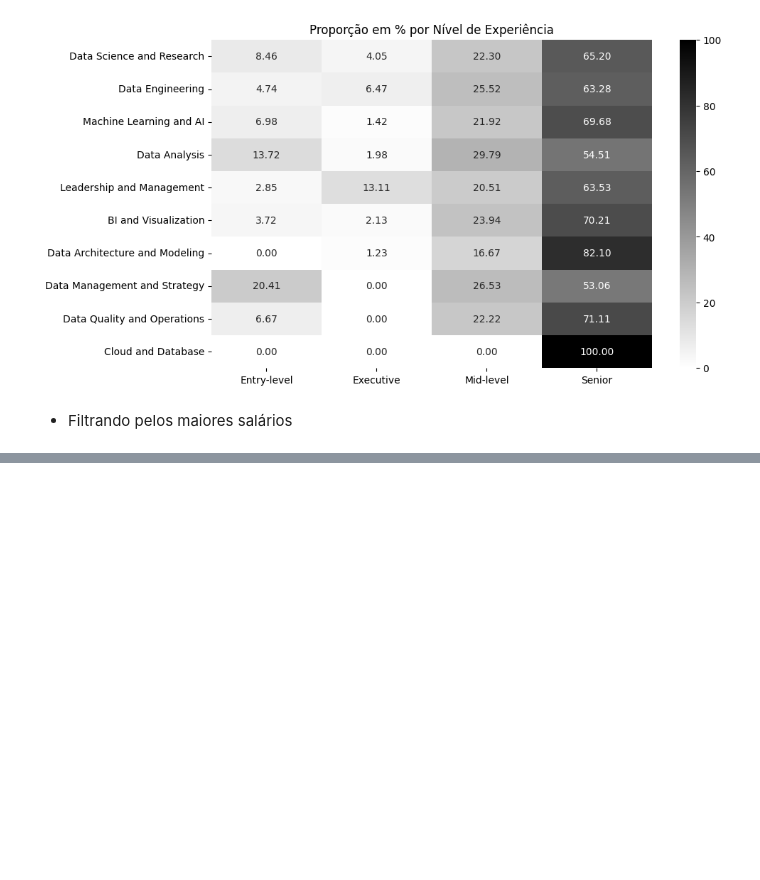
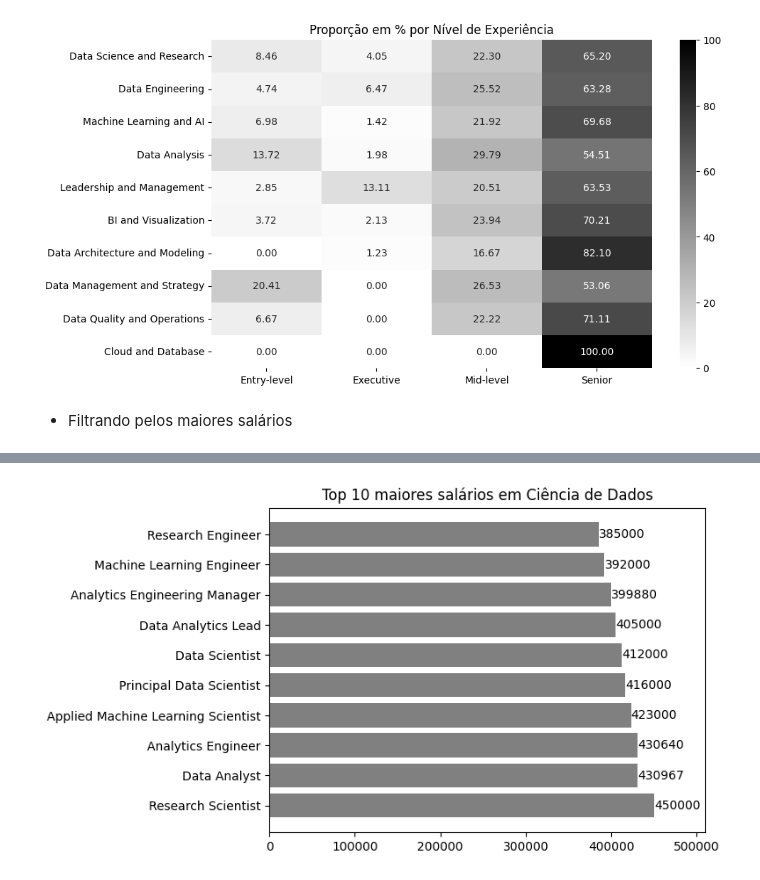
Before and after one commit to ryanrodr/eda-jobs-in-data, a Jupyter notebook: notebooks/analise_exploratoria.ipynb, the cells around one changed output, grey strips where cells are left out. Saved outputs shown, nothing was run; the diff lists cells and outputs as text; code cells hidden in the pictures; blank space fills up the shorter version.

Commit message:
Adicionando novas visualizações

```diff
--- a/notebooks/analise_exploratoria.ipynb
+++ b/notebooks/analise_exploratoria.ipynb
@@ -310,19 +310,23 @@ ax.set_ylabel("");
 # %% [output]
 [figure]
 # %%
-tabela_salario_exp = df.groupby(['job_title', 'experience_level'])\
+tabela_salario = df.groupby(['job_title', 'experience_level'])\
                         .agg(min=pd.NamedAgg('salary_in_usd', 'min'),
                             max=pd.NamedAgg('salary_in_usd', 'max'),
-                            mean=pd.NamedAgg('salary_in_usd', 'mean')).reset_index()\
-
-tabela_salario_exp = tabela_salario_exp.rename(columns={'job_title': 'Titulo',
-                                                        'experience_level': 'Experiência',
-                                                        'min': 'Menor Salário',
-                                                        'max': 'Maior Salário',
-                                                        'mean': 'Média Salarial'}).fillna(0)
-
-tabela_salario_exp = tabela_salario_exp[tabela_salario_exp['Média Salarial'] != 0]
-
-tabela_salario_exp = tabela_salario_exp.sort_values(by='Maior Salário', ascending=False)
+                            mean=pd.NamedAgg('salary_in_usd', 'mean')).reset_index()
+# %%
+tabela_salario = tabela_salario.rename(columns={'job_title': 'Titulo',
+                                                        'experience_level': 'Experiência',
+                                                        'min': 'Menor Salário',
+                                                        'max': 'Maior Salário',
+                                                        'mean': 'Média Salarial'})
+# %%
+colunas = ['Menor Salário', 'Maior Salário', 'Média Salarial']
+
+tabela_salario[colunas] = tabela_salario[colunas].fillna(0).astype('int')
+
+tabela_salario = tabela_salario[tabela_salario['Média Salarial'] != 0]
+
+tabela_salario = tabela_salario.sort_values(by='Maior Salário', ascending=False)
 # %% [markdown]
 - Filtrando pelos maiores salários
@@ -342,0 +333,4 @@ tabela_salario_exp.head(10)
+# %%
+tabela_salario.reset_index(drop=True, inplace=True)
+top10 = tabela_salario.head(10)
+top10
@@ -342,0 +349,8 @@ tabela_salario_exp.head(10)
+# %%
+plt.barh(top10['Titulo'], top10['Maior Salário'], color='grey')
+for i, quantidade in enumerate(top10['Maior Salário']):
+    plt.text(quantidade + 50, i, str(quantidade), va='center')
+plt.title('Top 10 maiores salários em Ciência de Dados')
+plt.xlim(0, 510000);
+# %% [output]
+[figure, added]
```
Also changed, not shown: parts of 6 cells of this notebook.
